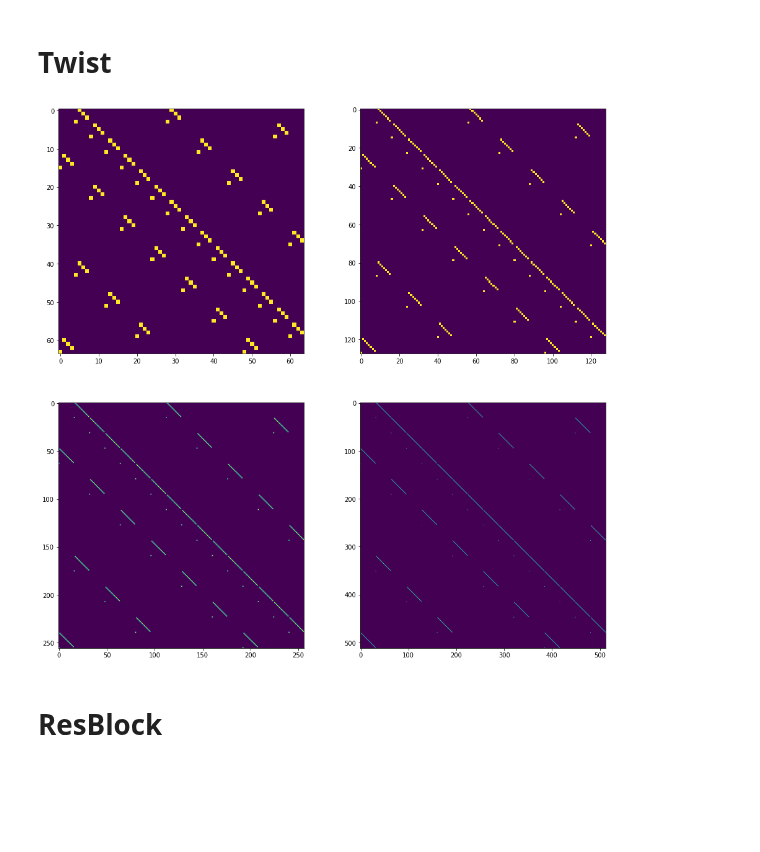
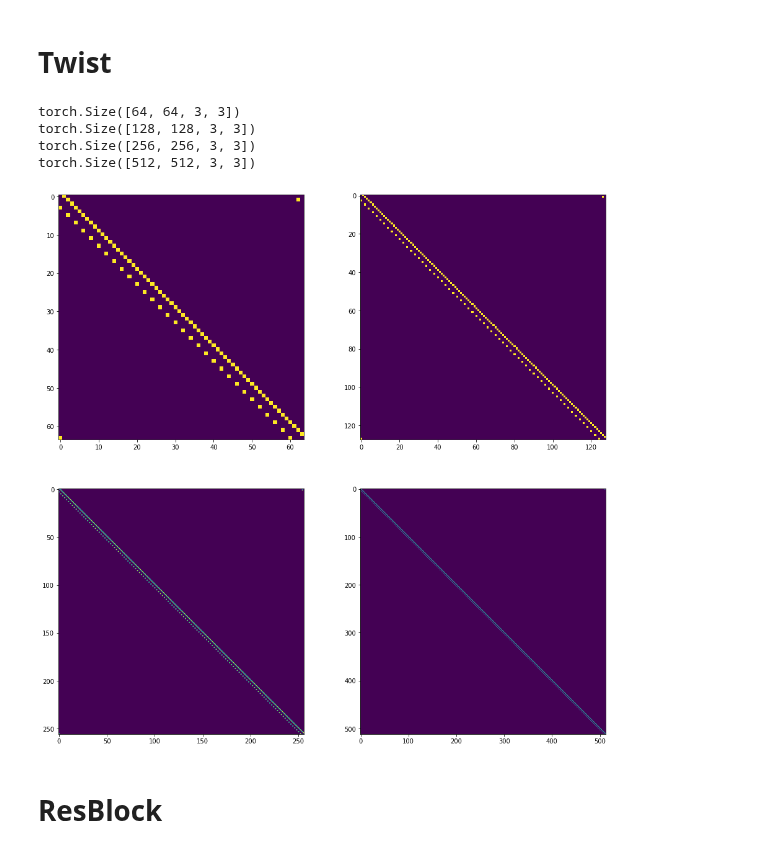
Before and after one commit to liuyao12/Ranger-Mish-ImageWoof-5, a Jupyter notebook: Woof_128_ConvTwist_sparse.ipynb, the cells around one changed output. Drawn from its saved outputs; the diff is of its cells as text; code cells hidden in the pictures; blank space fills up the shorter version.

```diff
--- a/Woof_128_ConvTwist_sparse.ipynb
+++ b/Woof_128_ConvTwist_sparse.ipynb
@@ -59,18 +61,18 @@ from model_constructor.layers import SimpleSelfAttention, ConvLayer
 # Twist
 # %%
 class ConvTwist(nn.Module):  # replacing 3x3 Conv2d
-    def __init__(self, ni, nf, iters=4, init_max=0.7):
+    def __init__(self, ni, nf, iters=3, init_max=0.7):
         super(ConvTwist, self).__init__()
-        self.twist = False
+        self.twist = True
         self.same = ni==nf
         self.permute = True and self.same
-        self.groups = ni//4
+        self.groups = ni//1
         if self.permute:
             self.conv = nn.Conv2d(ni, nf, kernel_size=3, padding=1, bias=False, groups=1)
-            self.in_conv = nn.Conv2d(ni, nf, kernel_size=3, padding=1, bias=False, groups=self.groups)
             self.mask = self.make_mask(ni)
         else:
             self.conv = nn.Conv2d(ni, nf, kernel_size=3, padding=1, bias=False, groups=self.groups)
+        print(self.conv.weight.size())
 
         if self.twist:
             g = self.groups
@@ -105,11 +107,14 @@ class ConvTwist(nn.Module):  # replacing 3x3 Conv2d
         k = n//self.groups
         I = torch.eye(k)
         A = torch.cat([I[:,-1:], I[:,:-1]], dim=1)
+        # A = torch.Tensor([[0,1,0,1],[1,0,1,0],[0,1,0,1],[1,0,1,0]])
         for i in range(n//k):
             if i%4!=4: mask[k*i:k*i+k,k*(i+1)%n:k*(i+1)%n+k] = A
             if i%2==0: mask[k*(i+3)%n:k*(i+3)%n+k,k*i:k*i+k] = A
-            if i%2==0: mask[k*i:k*i+k,k*(i+7)%n:k*(i+7)%n+k] = A
-            if i%4==0: mask[k*(i+15)%n:k*(i+15)%n+k,k*i:k*i+k] = A
+            # if i%4==0: mask[k*i:k*i+k,k*(i+7)%n:k*(i+7)%n+k] = A
+            # if i%8==0: mask[k*(i+15)%n:k*(i+15)%n+k,k*i:k*i+k] = A
+            # if i%16==0: mask[k*i:k*i+k,k*(i+31)%n:k*(i+31)%n+k] = A
+            # if i%32==0: mask[k*(i+63)%n:k*(i+63)%n+k,k*i:k*i+k] = A
         return mask.view(n,n,1,1)
 
     # def init_coeff(self):
@@ -126,10 +131,7 @@ class ConvTwist(nn.Module):  # replacing 3x3 Conv2d
             kernel = self.conv.weight
         if self.permute:
             kernel = self.mask.to(input.device) * kernel
-            out = input
-            for _ in range(self.iters):
-                out = out + F.conv2d(out, kernel, padding=1, groups=1)
-            return out - input
+            return F.conv2d(input, kernel, padding=1, groups=1)
         else:
             return F.conv2d(input, kernel, padding=1, groups=self.groups)
 
@@ -155,7 +157,7 @@ class ConvTwist(nn.Module):  # replacing 3x3 Conv2d
         # self.symmetrize(self.coeff_Ax)
         # self.symmetrize(self.coeff_Ay)
         kernel_x = self.kernel(self.coeff_Ax, self.coeff_Ay)
-        self.symmetrize(kernel_x)
+        # self.symmetrize(kernel_x)
         # self.symmetrize(kernel_y)
         kernel_y = kernel_x.transpose(2,3).flip(3)  # make conv_y a 90 degree rotation of conv_x
         # kernel_y = self.kernel(self.coeff_Bx, self.coeff_By)
@@ -170,16 +172,20 @@ class ConvTwist(nn.Module):  # replacing 3x3 Conv2d
 # %%
 %matplotlib inline
 import matplotlib.pyplot as plt
 fig, axs = plt.subplots(2,2,figsize=(16,16))
 axs = axs.ravel()
 i=0
-model = ConvTwist(64,64)
 for n in [64,128,256,512]:
+    model = ConvTwist(n,n)
     mask = model.make_mask(n).squeeze()
     axs[i].imshow(mask)
     i+=1
 # %% [output]
+torch.Size([64, 64, 3, 3])
+torch.Size([128, 128, 3, 3])
+torch.Size([256, 256, 3, 3])
+torch.Size([512, 512, 3, 3])
-[figure, old version]
+[figure, new version]
 # %% [markdown]
 # ResBlock
 # %%
```
Also changed, not shown: parts of 3 cells of this notebook.
